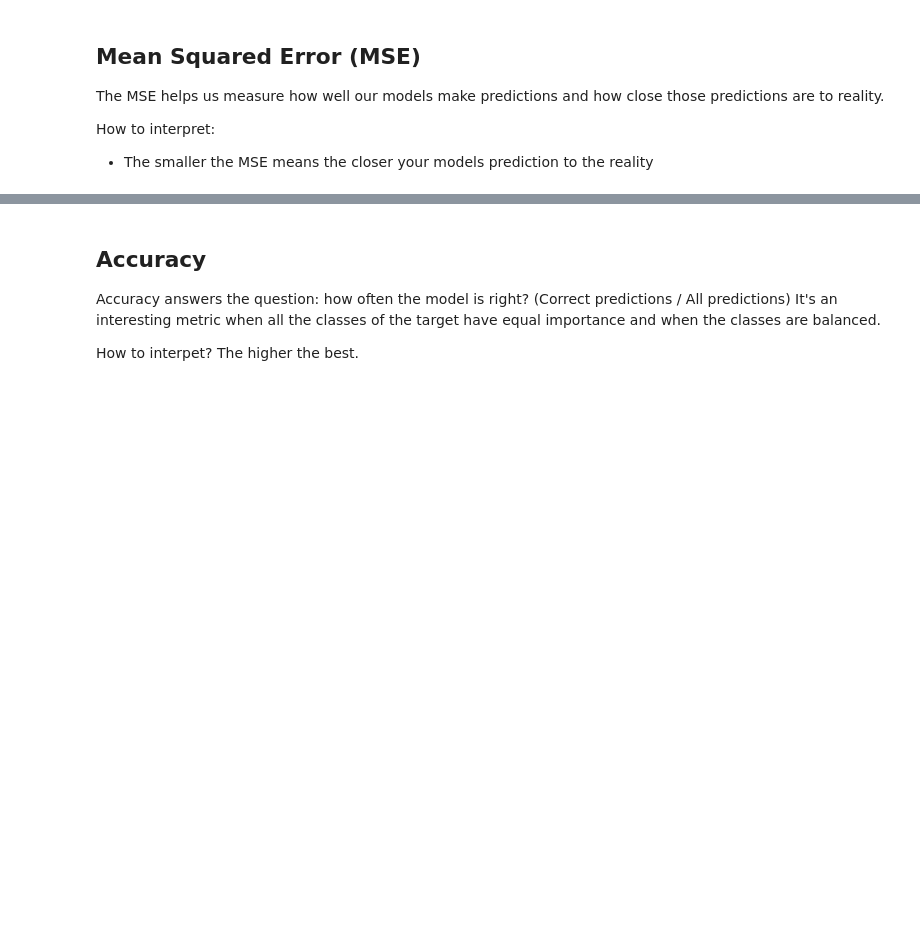
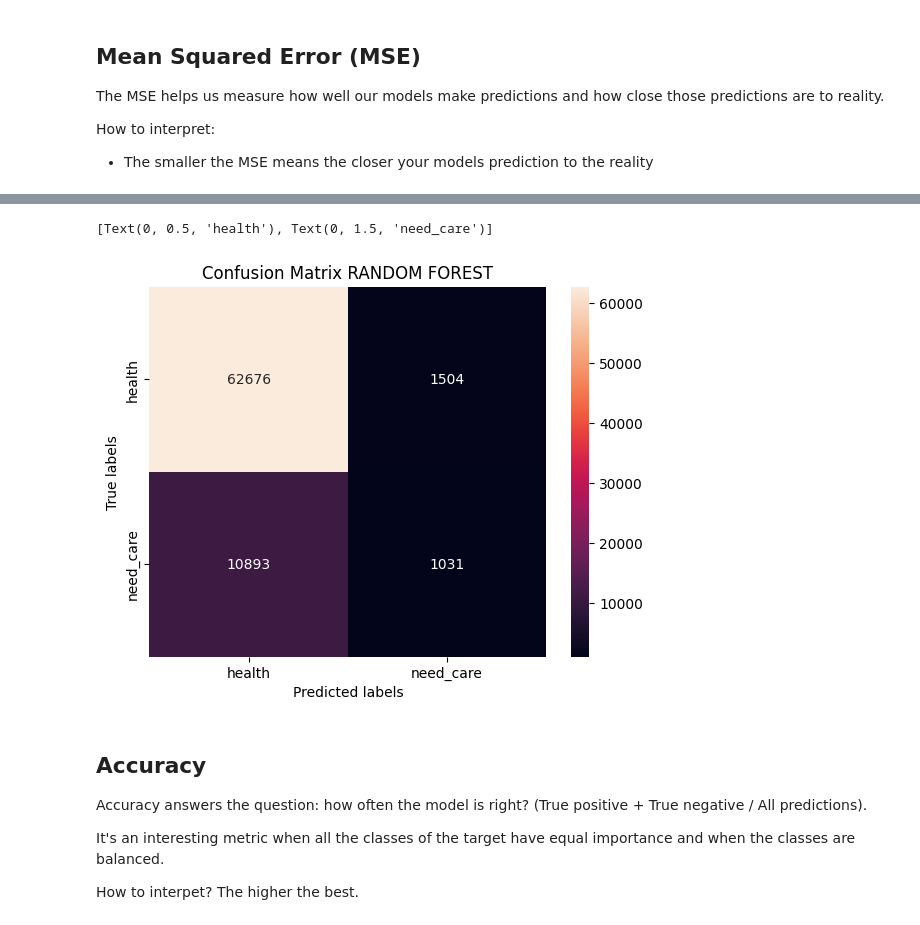
Before and after one commit to barrenha95/diabetes-prediction, a Jupyter notebook: notebooks/modeling.ipynb, the cells around one changed output, grey strips where cells are left out. Cells and saved outputs as stored; diff of their text form; code cells hidden in the pictures; blank space fills up the shorter version.

```diff
--- a/notebooks/modeling.ipynb
+++ b/notebooks/modeling.ipynb
@@ -289,6 +329,20 @@ XGBoost: 0.1423044355758101
+# %%
+cm = confusion_matrix(y_true=y_test, y_pred=y_pred_rfc)
+
+ax= plt.subplot()
+sns.heatmap(cm, annot=True, fmt='g', ax=ax)
+
+# labels, title and ticks
+ax.set_xlabel('Predicted labels');ax.set_ylabel('True labels')
+ax.set_title('Confusion Matrix RANDOM FOREST')
+ax.xaxis.set_ticklabels(['health', 'need_care']); ax.yaxis.set_ticklabels(['health', 'need_care'])
+# %% [output]
+[Text(0, 0.5, 'health'), Text(0, 1.5, 'need_care')]
+[figure, added]
 # %% [markdown]
 ## Accuracy
-Accuracy answers the question: how often the model is right? (Correct predictions / All predictions)
+Accuracy answers the question: how often the model is right? (True positive + True negative / All predictions).
+
 It's an interesting metric when all the classes of the target have equal importance and when the classes are balanced.
 
 How to interpet? The higher the best.
```
Also changed, not shown: parts of 19 cells of this notebook, 1 other file.
